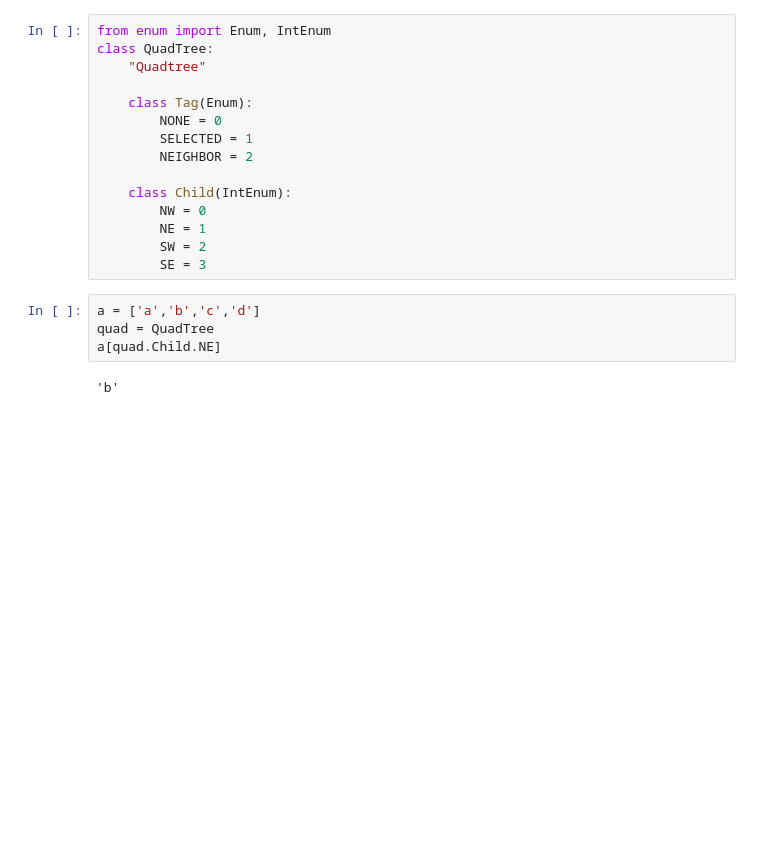
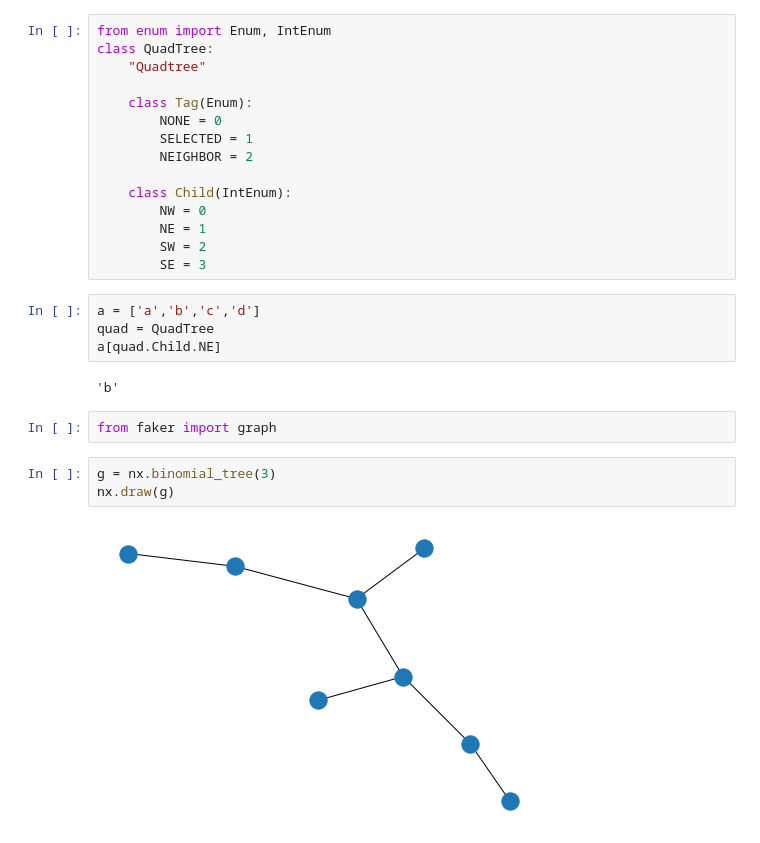
Before and after one commit to fredshone/citychef, a Jupyter notebook: worldsynth.ipynb, the cells around one changed output. Saved outputs shown, nothing was run; the diff lists cells and outputs as text; blank space fills up the shorter version.

```diff
--- a/worldsynth.ipynb
+++ b/worldsynth.ipynb
@@ -436,3 +477,10 @@ quad = QuadTree
 a[quad.Child.NE]
 # %% [output]
 'b'
+# %%
+from faker import graph
+# %%
+g = nx.binomial_tree(3)
+nx.draw(g)
+# %% [output]
+[figure, added]
```
Also changed, not shown: parts of 37 cells of this notebook, 4 other files.
